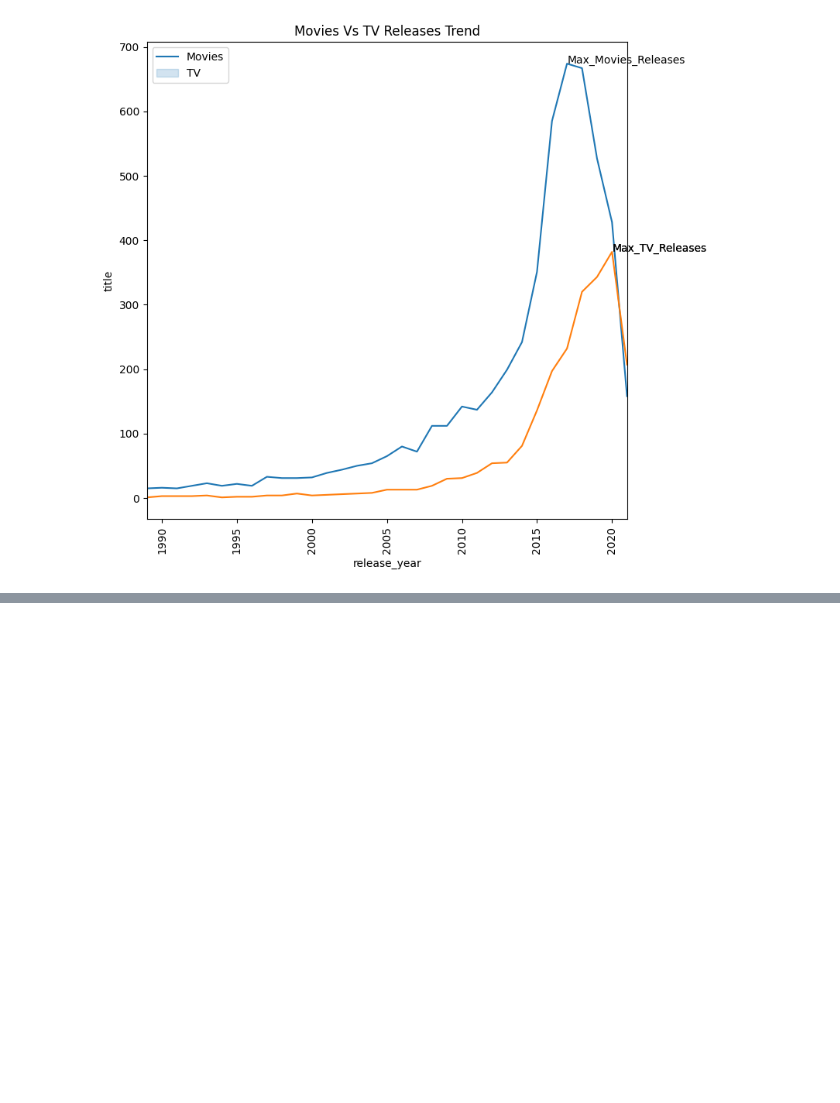
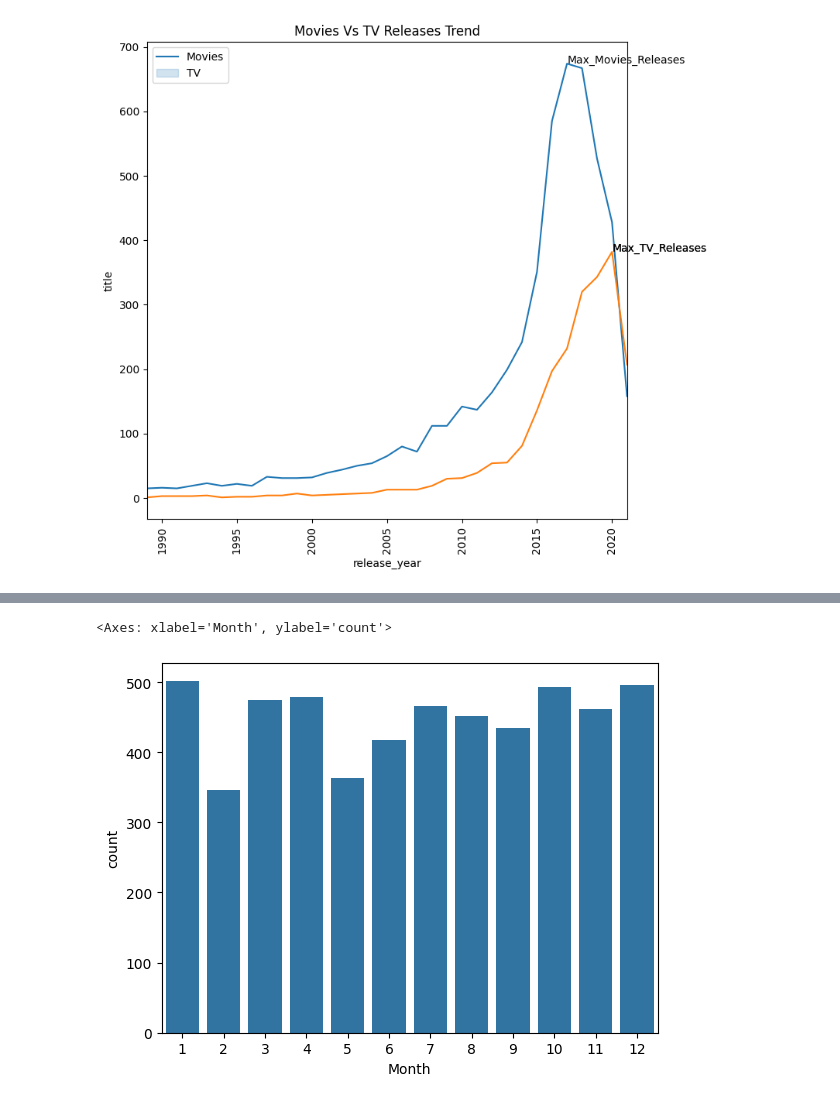
Before and after one commit to r9hit10/Netflix-Data-Analysis, a Jupyter notebook: Netflix_Case_Study.ipynb, the cells around one changed output, grey strips where cells are left out. Cells and saved outputs as stored; diff of their text form; code cells hidden in the pictures; blank space fills up the shorter version.

```diff
--- a/Netflix_Case_Study.ipynb
+++ b/Netflix_Case_Study.ipynb
@@ -853,0 +868,2 @@ plt.show()
+# %%
+Movie_Releases["Month"]=Movie_Releases["date_added"].dt.month
@@ -853,0 +879,11 @@ plt.show()
+# %%
+Movie_Releases.drop_duplicates(inplace=True)
+# %%
+Movie_Releases=Movie_Releases.reset_index()
+# %%
+Movie_Releases.drop("index",axis=1,inplace=True)
+# %%
+sns.countplot(data=Movie_Releases,x="Month")
+# %% [output]
+<Axes: xlabel='Month', ylabel='count'>
+[figure, added]
```
Also changed, not shown: parts of 116 cells of this notebook.
